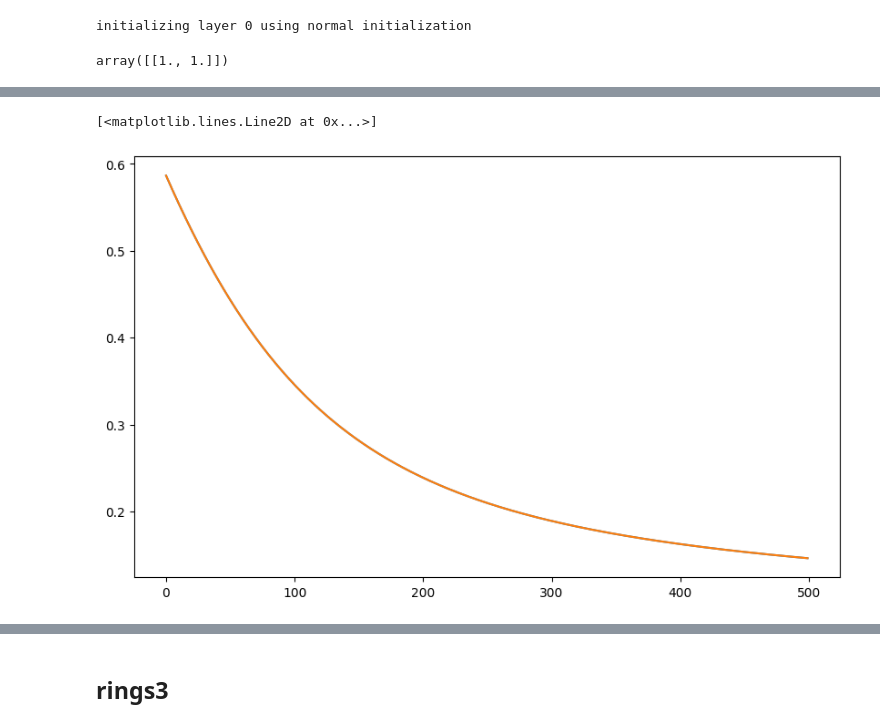
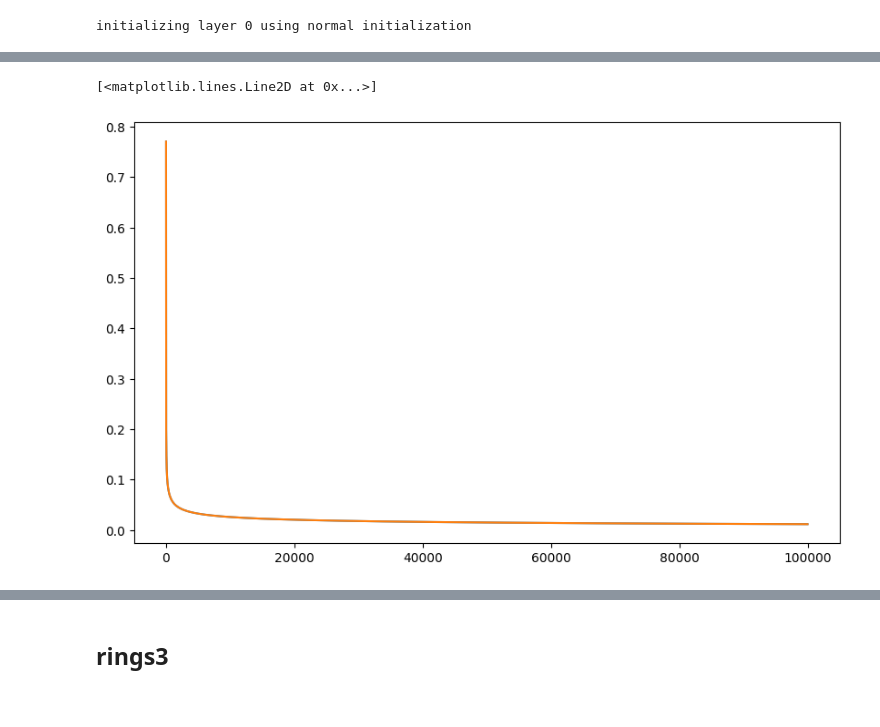
Before and after one commit to Fersoil/miowad, a Jupyter notebook: NN/NN4.ipynb, the cells around one changed output, grey strips where cells are left out. Saved outputs shown, nothing was run; the diff lists cells and outputs as text; code cells hidden in the pictures.

```diff
--- a/NN/NN4.ipynb
+++ b/NN/NN4.ipynb
@@ -60,14 +60,17 @@ test = norm(easy_test[['x', 'y']])
 y_test = easy_test.c.values.reshape(-1, 1)
 # %%
 max_epochs = 500
-# %%
-np.ones((1, 2))
-# %% [output]
-array([[1., 1.]])
 # %%
+layers = [
+    #{"output_dim": 10, "activation": "relu", "init": "he"},
+    {"output_dim": 2, "activation": "softmax", "init": "normal"}
+]
+
+max_epochs = 100000
+
 mlp = networks.MLP(layers, input=train.T, output_type="classification")
 
-losses = mlp.train(train.T.to_numpy(), y_train.T, learning_rate=0.01, max_epochs=max_epochs, batch_size=256)
+losses = mlp.train(train.T.to_numpy(), y_train.T, learning_rate=0.5, max_epochs=max_epochs, batch_size=10000)
 
 
 plt.plot(losses)
@@ -81,2 +95,2 @@ Epoch: 400, Loss: 0.16241359381960524
 [<matplotlib.lines.Line2D at 0x...>]
-[figure, old version]
+[figure, new version]
```
Also changed, not shown: parts of 35 cells of this notebook, 6 other files.
